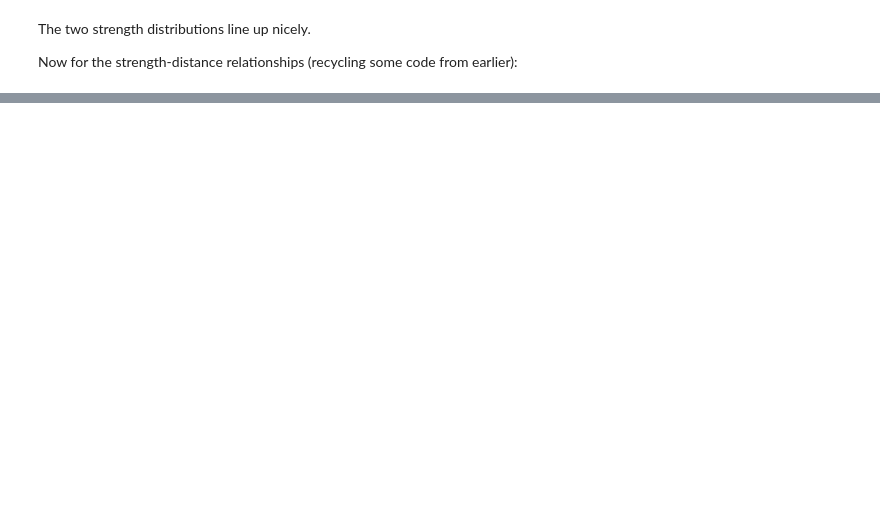
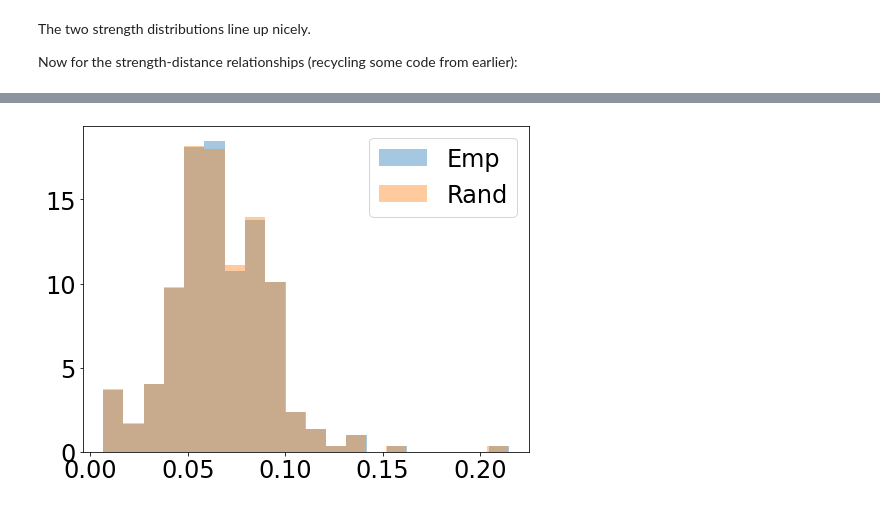
Before and after one commit to scott-trinkle/braingraphgeo, a Jupyter notebook: examples/2. Construct geometric surrogate graphs.ipynb, the cells around one changed output, grey strips where cells are left out. Saved outputs shown, nothing was run; the diff lists cells and outputs as text; code cells hidden in the pictures; blank space fills up the shorter version.

Commit message:
Adds random surrogates

```diff
--- a/examples/2. Construct geometric surrogate graphs.ipynb
+++ b/examples/2. Construct geometric surrogate graphs.ipynb
@@ -185,0 +190,15 @@ ax.set_ylabel(r'Mean of normalized log$_{10}$ weights');
+# %%
+from braingraphgeo.surrogates import randomsurr
+
+Wrand = randomsurr(tracer)
+fig, ax = plt.subplots(figsize=(8,6))
+
+strength_emp = tracer.sum(0)
+strength_rand = Wrand.sum(0)
+
+bins=20
+ax.hist(strength_emp,bins,alpha=0.4,density=True,label='Emp')
+ax.hist(strength_rand,bins,alpha=0.4,density=True,label='Rand')
+ax.legend();
+# %% [output]
+[figure, added]
```
Also changed, not shown: parts of 5 cells of this notebook.
